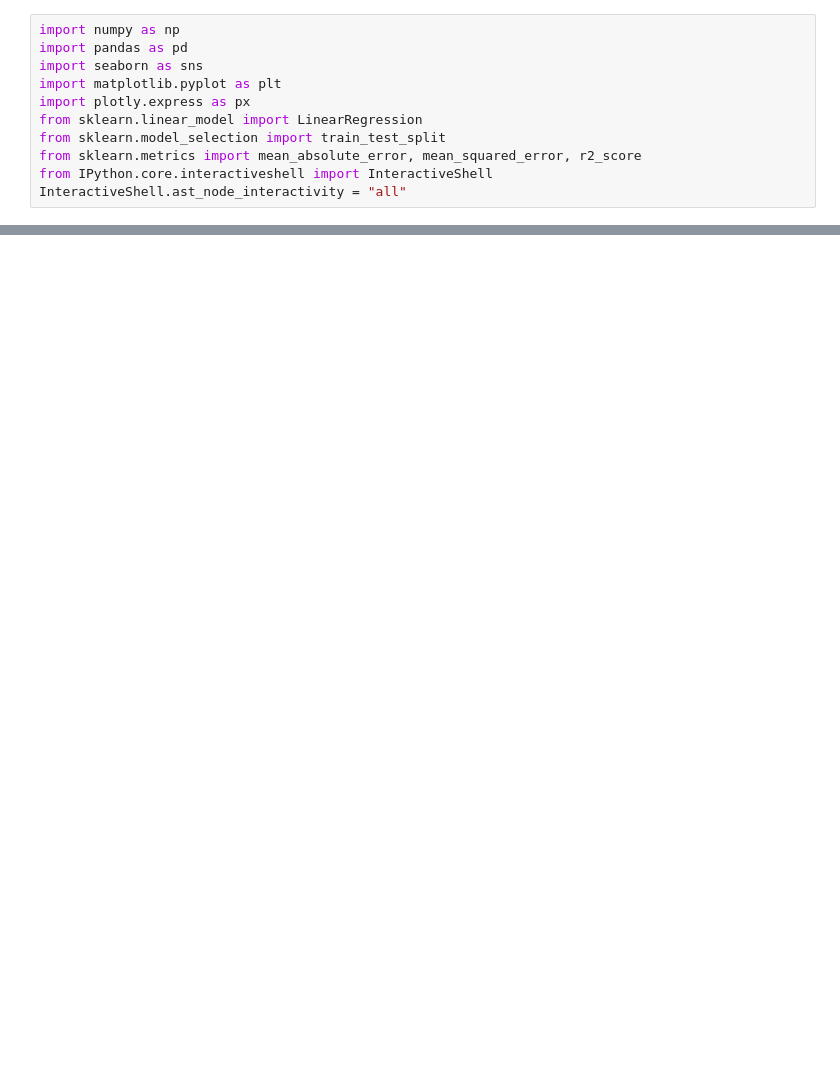
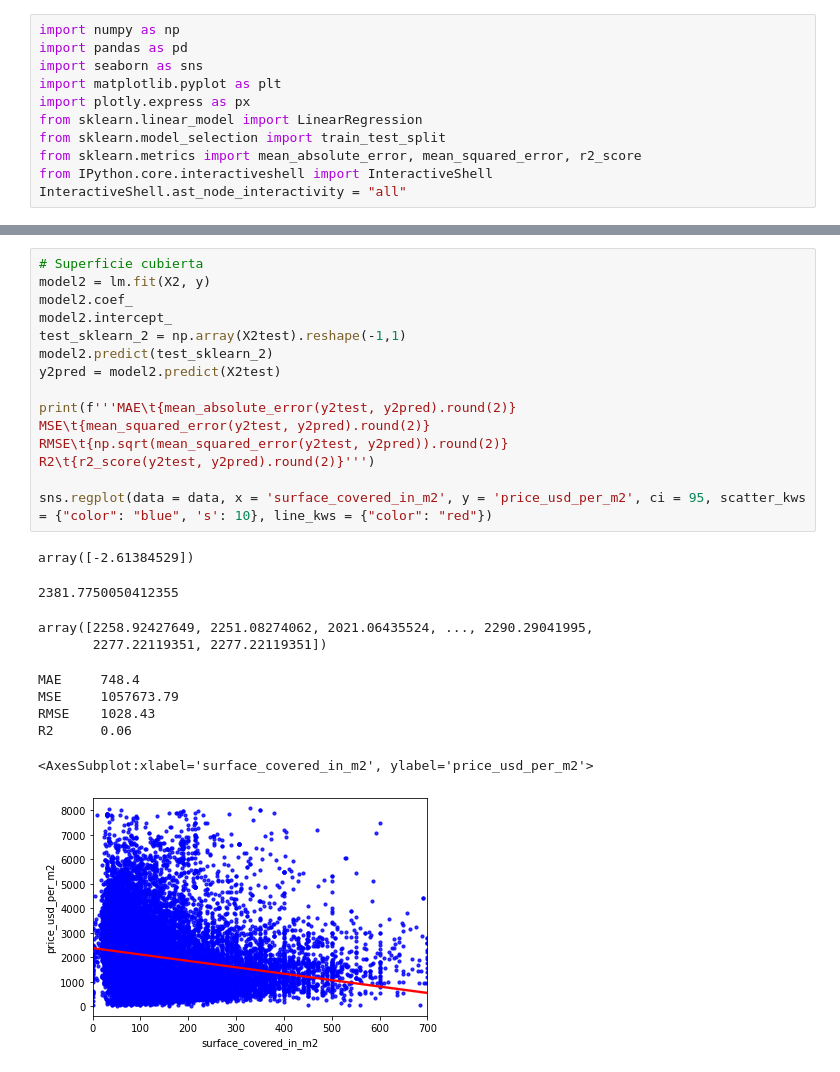
Before and after one commit to szl30n/ProyectosDHDS, a Jupyter notebook: TP2/Enzo.ipynb, the cells around one changed output, grey strips where cells are left out. Saved outputs shown, nothing was run; the diff lists cells and outputs as text; blank space fills up the shorter version.

```diff
--- a/TP2/Enzo.ipynb
+++ b/TP2/Enzo.ipynb
@@ -348,0 +73,26 @@ data.description.to_csv(r'pegar_nombre.txt', index = False, header=True)
+# %%
+# Superficie cubierta
+model2 = lm.fit(X2, y)
+model2.coef_
+model2.intercept_
+test_sklearn_2 = np.array(X2test).reshape(-1,1)
+model2.predict(test_sklearn_2)
+y2pred = model2.predict(X2test)
+
+print(f'''MAE\t{mean_absolute_error(y2test, y2pred).round(2)}
+MSE\t{mean_squared_error(y2test, y2pred).round(2)}
+RMSE\t{np.sqrt(mean_squared_error(y2test, y2pred)).round(2)}
+R2\t{r2_score(y2test, y2pred).round(2)}''')
+
+sns.regplot(data = data, x = 'surface_covered_in_m2', y = 'price_usd_per_m2', ci = 95, scatter_kws = {"color": "blue", 's': 10}, line_kws = {"color": "red"})
+# %% [output]
+array([-2.61384529])
+2381.7750050412355
+array([2258.92427649, 2251.08274062, 2021.06435524, ..., 2290.29041995,
+       2277.22119351, 2277.22119351])
+MAE     748.4
+MSE     1057673.79
+RMSE    1028.43
+R2      0.06
+<AxesSubplot:xlabel='surface_covered_in_m2', ylabel='price_usd_per_m2'>
+[figure, added]
```
Also changed, not shown: parts of 63 cells of this notebook.
